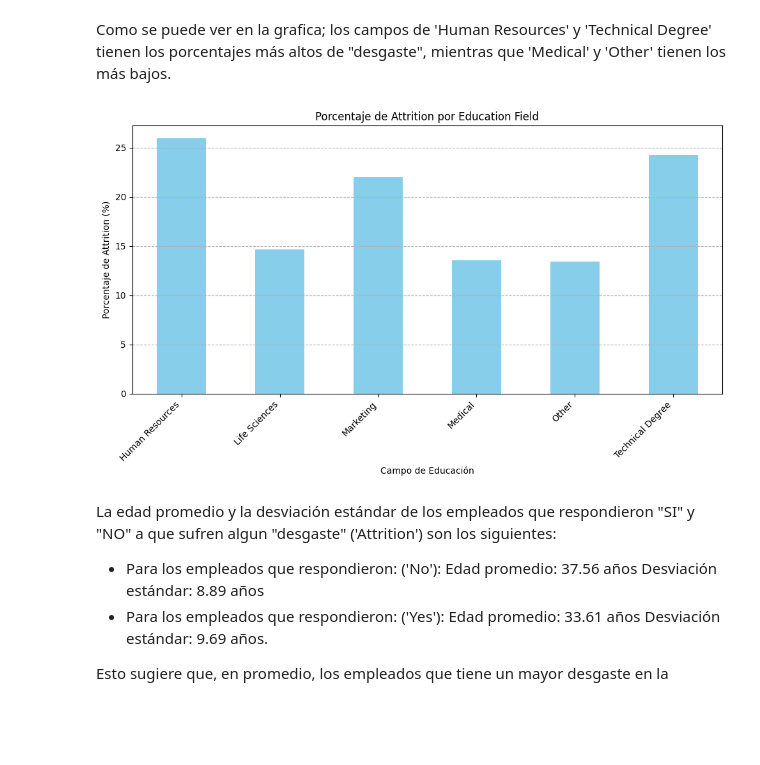
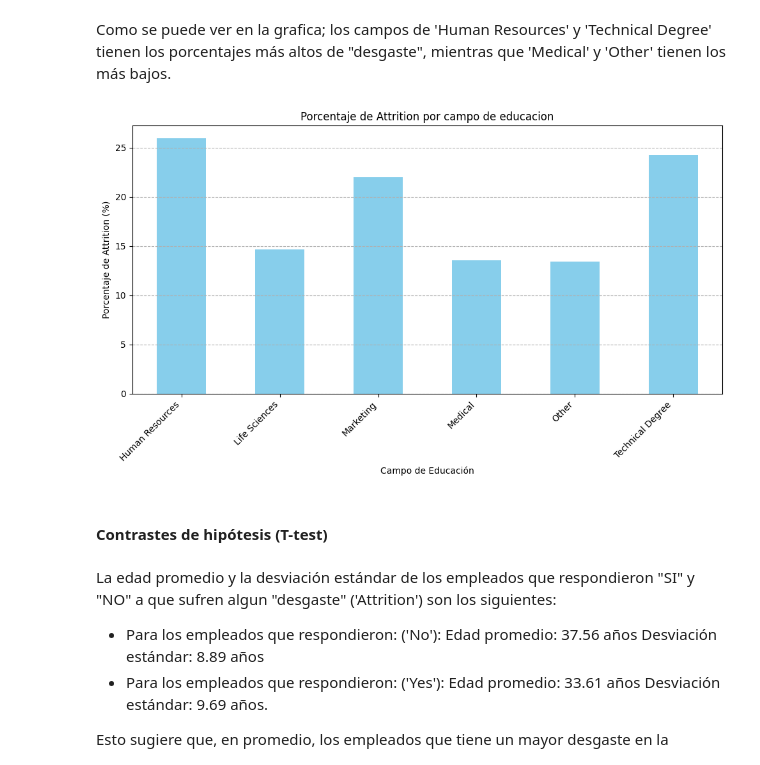
Before and after one commit to hugofmr/estadistica_edem, a Jupyter notebook: andres_attrition_hm.ipynb, the cells around one changed output. Drawn from its saved outputs; the diff is of its cells as text; code cells hidden in the pictures; blank space fills up the shorter version.

```diff
--- a/andres_attrition_hm.ipynb
+++ b/andres_attrition_hm.ipynb
@@ -177,19 +190,28 @@ El porcentaje de empleados que respondieron "SI" en la encuesta sobre estar "des
 # %% [markdown]
 Como se puede ver en la grafica; los campos de 'Human Resources' y 'Technical Degree' tienen los porcentajes más altos de "desgaste", mientras que 'Medical' y 'Other' tienen los más bajos.
 # %%
+attrition_rate_by_education_field = df.groupby('EducationField')['Attrition'].value_counts(normalize=True).unstack() * 100
+
+# Filtrar solo los valores de 'Yes' para 'Attrition'
+attrition_rate = attrition_rate_by_education_field['Yes']
+
+attrition_rate
+
 plt.figure(figsize=(10, 6))
 attrition_rate.plot(kind='bar', color='skyblue')
-plt.title('Porcentaje de Attrition por Education Field')
+plt.title('Porcentaje de Attrition por campo de educacion')
 plt.xlabel('Campo de Educación')
 plt.ylabel('Porcentaje de Attrition (%)')
 plt.xticks(rotation=45, ha='right')
 plt.grid(axis='y', linestyle='--')
 
 # Mostrar la gráfica
 plt.tight_layout()
 plt.show()
 # %% [output]
-[figure, old version]
+[figure, new version]
+# %% [markdown]
+#### Contrastes de hipótesis (T-test)
 # %% [markdown]
 La edad promedio y la desviación estándar de los empleados que respondieron "SI" y "NO" a que sufren algun "desgaste" ('Attrition') son los siguientes:
 
```
Also changed, not shown: parts of 11 cells of this notebook.
